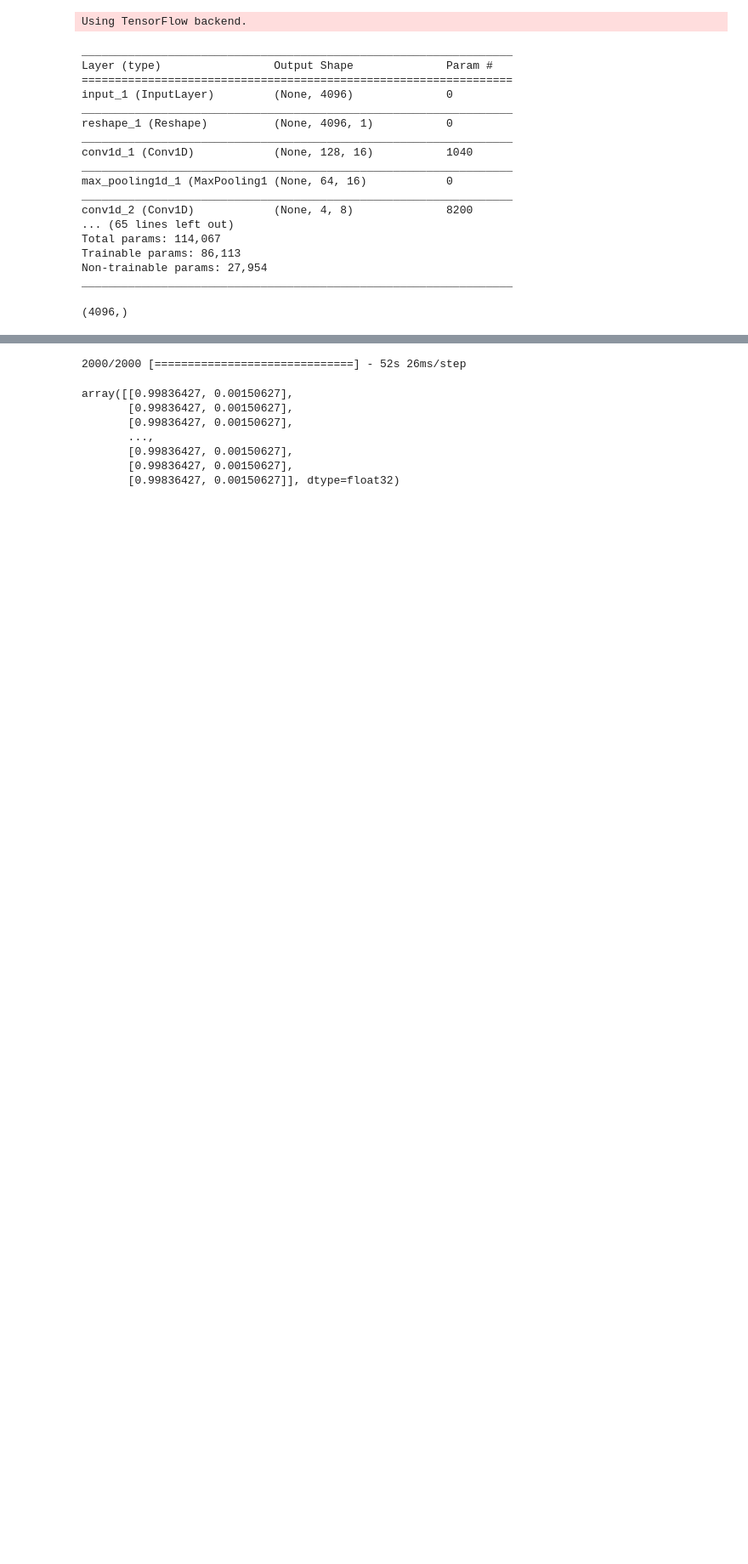
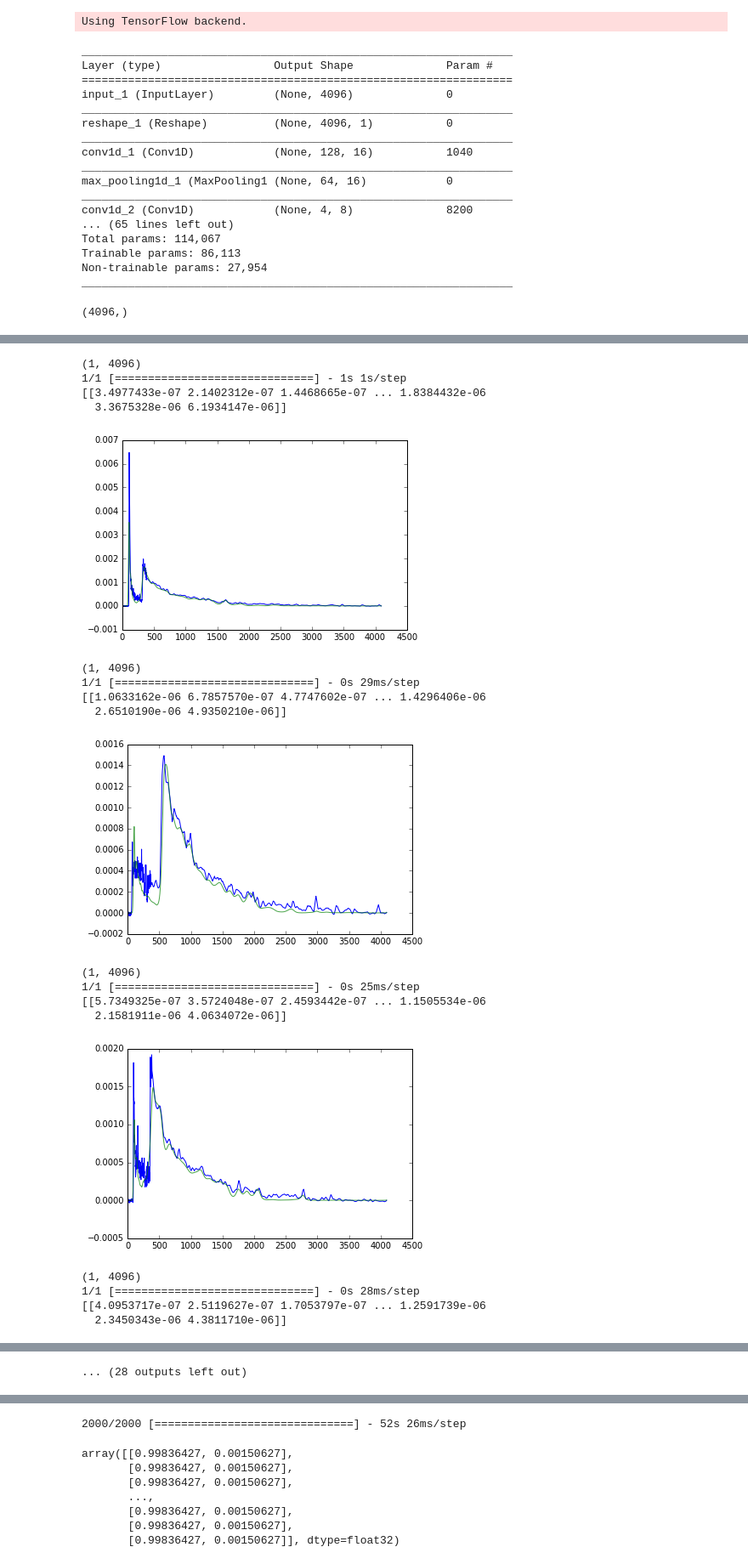
Before and after one commit to hareyakana/Script_For_TS_Keras, a Jupyter notebook: general-adversarial-network-1d.ipynb, the cells around one changed output, grey strips where cells are left out. Shown at 85% size. Saved outputs shown, nothing was run; the diff lists cells and outputs as text; code cells hidden in the pictures; blank space fills up the shorter version.

```diff
--- a/general-adversarial-network-1d.ipynb
+++ b/general-adversarial-network-1d.ipynb
@@ -19,9 +19,10 @@ from keras.models import load_model
 # %% [output]
 Using TensorFlow backend.
 # %%
+%time
 def GAN():
     police = load_model("police.h5")
-    thief = load_model("thief.h5")
+    thief = load_model("thief_5.h5")
     police.name = "police"
     thief.name = "thief"
     police.summary()
@@ -34,7 +35,7 @@ def GAN():
     return gan
 
 gan = GAN()
-China = load_model("thief_3.h5")
+China = load_model("thief_5.h5")
 # %% [output]
 _________________________________________________________________
 Layer (type)                 Output Shape              Param #
@@ -420,10 +421,30 @@ Wall time: 9.06 µs
 # %%
 for i in range(20):
-    X1 = next(generator(0))
+    X1 = next(single_gen(0))
     print(X1.shape)
     X2 = China.predict(X1,verbose=1)
     print(X2)
     plt.figure()
     plt.plot(X1[0],alpha=1)
     plt.plot(X2[0],alpha=0.7)
     plt.show()
+# %% [output]
+(1, 4096)
+1/1 [==============================] - 1s 1s/step
+[[3.4977433e-07 2.1402312e-07 1.4468665e-07 ... 1.8384432e-06
+  3.3675328e-06 6.1934147e-06]]
+[figure, added]
+(1, 4096)
+1/1 [==============================] - 0s 29ms/step
+[[1.0633162e-06 6.7857570e-07 4.7747602e-07 ... 1.4296406e-06
+  2.6510190e-06 4.9350210e-06]]
+[figure, added]
+(1, 4096)
+1/1 [==============================] - 0s 25ms/step
+[[5.7349325e-07 3.5724048e-07 2.4593442e-07 ... 1.1505534e-06
+  2.1581911e-06 4.0634072e-06]]
+[figure, added]
+(1, 4096)
+1/1 [==============================] - 0s 28ms/step
+[[4.0953717e-07 2.5119627e-07 1.7053797e-07 ... 1.2591739e-06
+  2.3450343e-06 4.3811710e-06]]
@@ -430,3 +462,4 @@ for i in range(20):
+... (28 outputs left out)
 # %%
 classes = 2
 
```
Also changed, not shown: parts of 7 cells of this notebook, 1 other file.
